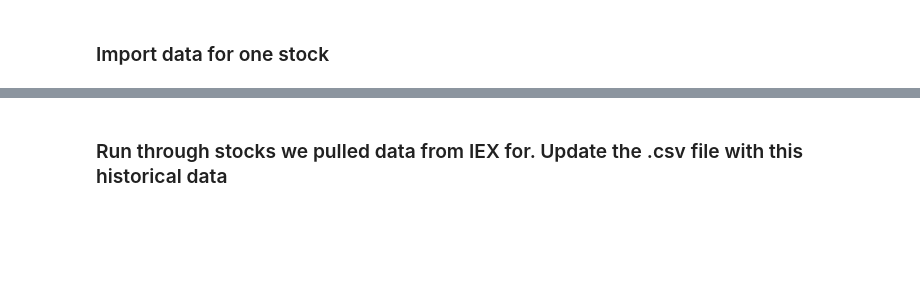
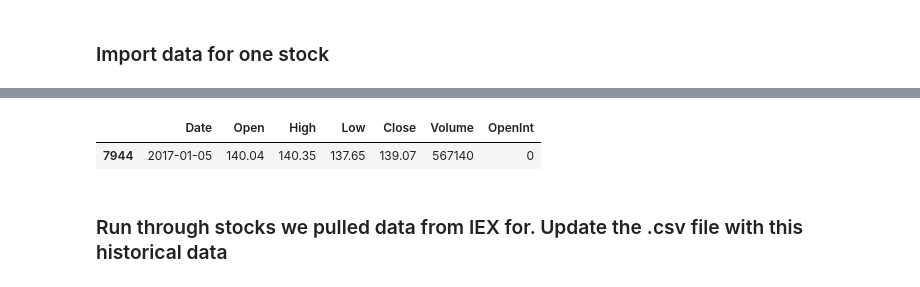
Before and after one commit to jonhilgart22/daily_trading, a Jupyter notebook: notebooks/import_historical_data.ipynb, the cells around one changed output, grey strips where cells are left out. Cells and saved outputs as stored; diff of their text form; code cells hidden in the pictures; blank space fills up the shorter version.

```diff
--- a/notebooks/import_historical_data.ipynb
+++ b/notebooks/import_historical_data.ipynb
@@ -7,4 +7,4 @@ sys.path.insert(0, '../')
 # %% [markdown]
 ### Import data for one stock
 # %%
-mmm_df = pd.read_csv('../data/price-volume-data-for-all-us-stocks-etfs/Stocks/mmm.us.txt')
+ph_df = pd.read_csv('../data/price-volume-data-for-all-us-stocks-etfs/Stocks/ph.us.txt')
@@ -27,3 +11,8 @@ mmm_df
+# %%
+ph_df[ph_df.Date == '2017-01-05']
+# %% [output]
+|  | Date | Open | High | Low | Close | Volume | OpenInt |
+| 7944 | 2017-01-05 | 140.04 | 140.35 | 137.65 | 139.07 | 567140 | 0 |
 # %% [markdown]
 ### Run through stocks we pulled data from IEX for. Update the .csv file with this historical data
 # %%
```
Also changed, not shown: parts of 3 cells of this notebook, 3 other files.
